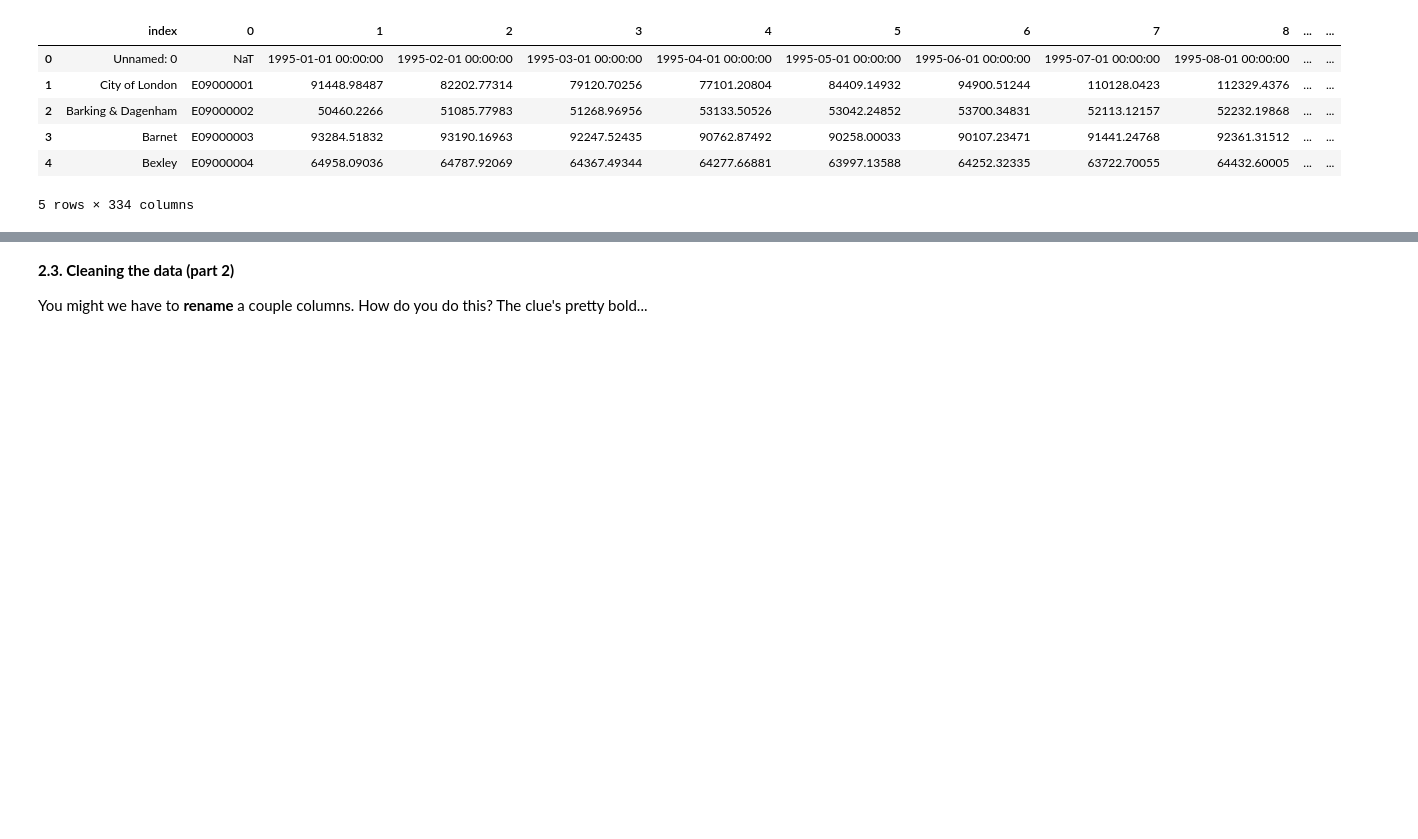
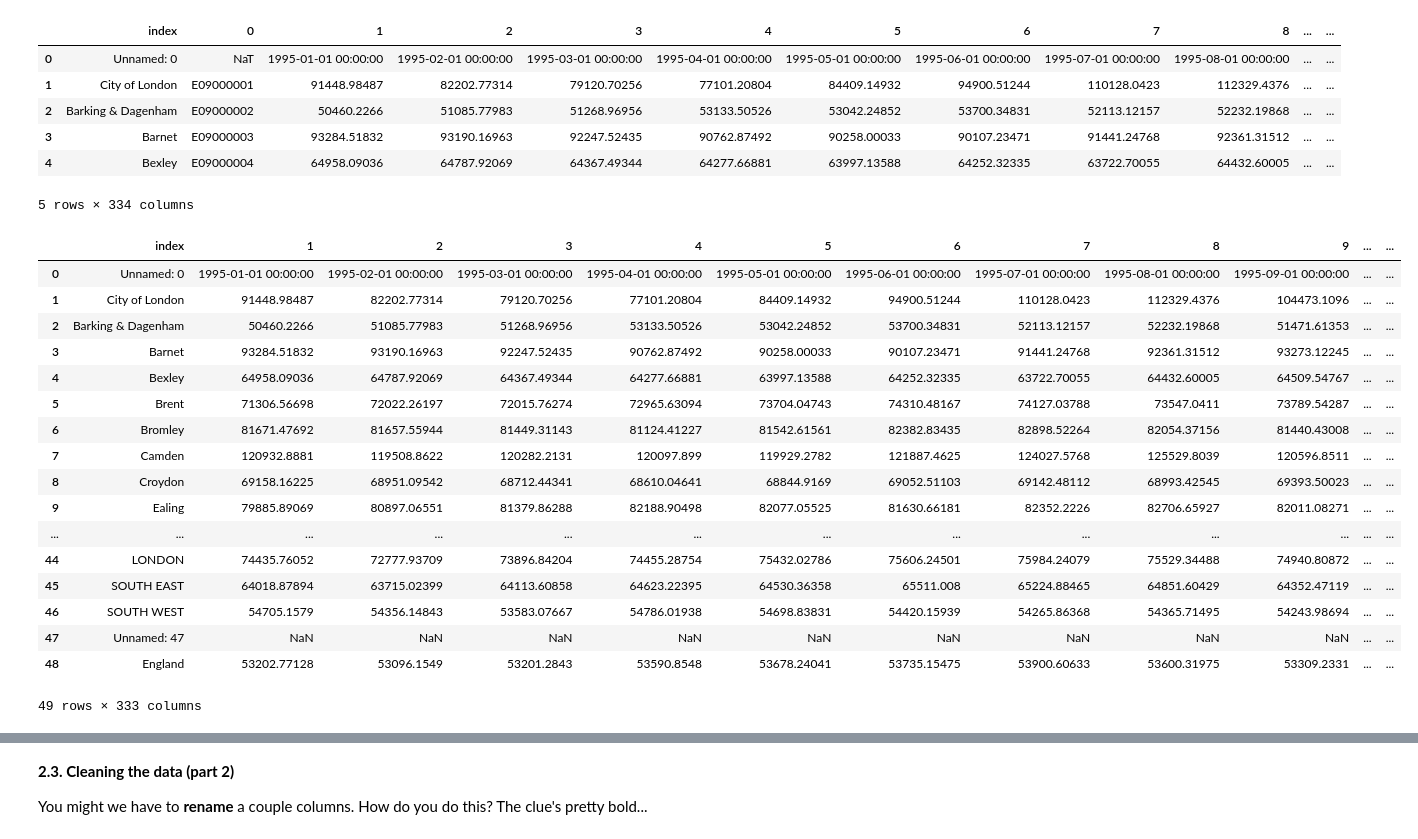
Before and after one commit to tslaFDs/Springboard, a Jupyter notebook: London Project_Unit 4 Challenge - Tier 3.ipynb, the cells around one changed output, grey strips where cells are left out. Drawn from its saved outputs; the diff is of its cells as text; code cells hidden in the pictures; blank space fills up the shorter version.

```diff
--- a/London Project_Unit 4 Challenge - Tier 3.ipynb
+++ b/London Project_Unit 4 Challenge - Tier 3.ipynb
@@ -133,3 +130,26 @@ properties.head()
 | 3 | Barnet | E09000003 | 93284.51832 | 93190.16963 | 92247.52435 | 90762.87492 | 90258.00033 | 90107.23471 | 91441.24768 | 92361.31512 | ... | ... |
 | 4 | Bexley | E09000004 | 64958.09036 | 64787.92069 | 64367.49344 | 64277.66881 | 63997.13588 | 64252.32335 | 63722.70055 | 64432.60005 | ... | ... |
 5 rows × 334 columns
+# %%
+# removes column of random data
+properties = properties.drop(0, axis=1)
+properties
+# %% [output]
+|  | index | 1 | 2 | 3 | 4 | 5 | 6 | 7 | 8 | 9 | ... | ... |
+| 0 | Unnamed: 0 | 1995-01-01 00:00:00 | 1995-02-01 00:00:00 | 1995-03-01 00:00:00 | 1995-04-01 00:00:00 | 1995-05-01 00:00:00 | 1995-06-01 00:00:00 | 1995-07-01 00:00:00 | 1995-08-01 00:00:00 | 1995-09-01 00:00:00 | ... | ... |
+| 1 | City of London | 91448.98487 | 82202.77314 | 79120.70256 | 77101.20804 | 84409.14932 | 94900.51244 | 110128.0423 | 112329.4376 | 104473.1096 | ... | ... |
+| 2 | Barking & Dagenham | 50460.2266 | 51085.77983 | 51268.96956 | 53133.50526 | 53042.24852 | 53700.34831 | 52113.12157 | 52232.19868 | 51471.61353 | ... | ... |
+| 3 | Barnet | 93284.51832 | 93190.16963 | 92247.52435 | 90762.87492 | 90258.00033 | 90107.23471 | 91441.24768 | 92361.31512 | 93273.12245 | ... | ... |
+| 4 | Bexley | 64958.09036 | 64787.92069 | 64367.49344 | 64277.66881 | 63997.13588 | 64252.32335 | 63722.70055 | 64432.60005 | 64509.54767 | ... | ... |
+| 5 | Brent | 71306.56698 | 72022.26197 | 72015.76274 | 72965.63094 | 73704.04743 | 74310.48167 | 74127.03788 | 73547.0411 | 73789.54287 | ... | ... |
+| 6 | Bromley | 81671.47692 | 81657.55944 | 81449.31143 | 81124.41227 | 81542.61561 | 82382.83435 | 82898.52264 | 82054.37156 | 81440.43008 | ... | ... |
+| 7 | Camden | 120932.8881 | 119508.8622 | 120282.2131 | 120097.899 | 119929.2782 | 121887.4625 | 124027.5768 | 125529.8039 | 120596.8511 | ... | ... |
+| 8 | Croydon | 69158.16225 | 68951.09542 | 68712.44341 | 68610.04641 | 68844.9169 | 69052.51103 | 69142.48112 | 68993.42545 | 69393.50023 | ... | ... |
+| 9 | Ealing | 79885.89069 | 80897.06551 | 81379.86288 | 82188.90498 | 82077.05525 | 81630.66181 | 82352.2226 | 82706.65927 | 82011.08271 | ... | ... |
+| ... | ... | ... | ... | ... | ... | ... | ... | ... | ... | ... | ... | ... |
+| 44 | LONDON | 74435.76052 | 72777.93709 | 73896.84204 | 74455.28754 | 75432.02786 | 75606.24501 | 75984.24079 | 75529.34488 | 74940.80872 | ... | ... |
+| 45 | SOUTH EAST | 64018.87894 | 63715.02399 | 64113.60858 | 64623.22395 | 64530.36358 | 65511.008 | 65224.88465 | 64851.60429 | 64352.47119 | ... | ... |
+| 46 | SOUTH WEST | 54705.1579 | 54356.14843 | 53583.07667 | 54786.01938 | 54698.83831 | 54420.15939 | 54265.86368 | 54365.71495 | 54243.98694 | ... | ... |
+| 47 | Unnamed: 47 | NaN | NaN | NaN | NaN | NaN | NaN | NaN | NaN | NaN | ... | ... |
+| 48 | England | 53202.77128 | 53096.1549 | 53201.2843 | 53590.8548 | 53678.24041 | 53735.15475 | 53900.60633 | 53600.31975 | 53309.2331 | ... | ... |
+49 rows × 333 columns
```
Also changed, not shown: parts of 9 cells of this notebook.
